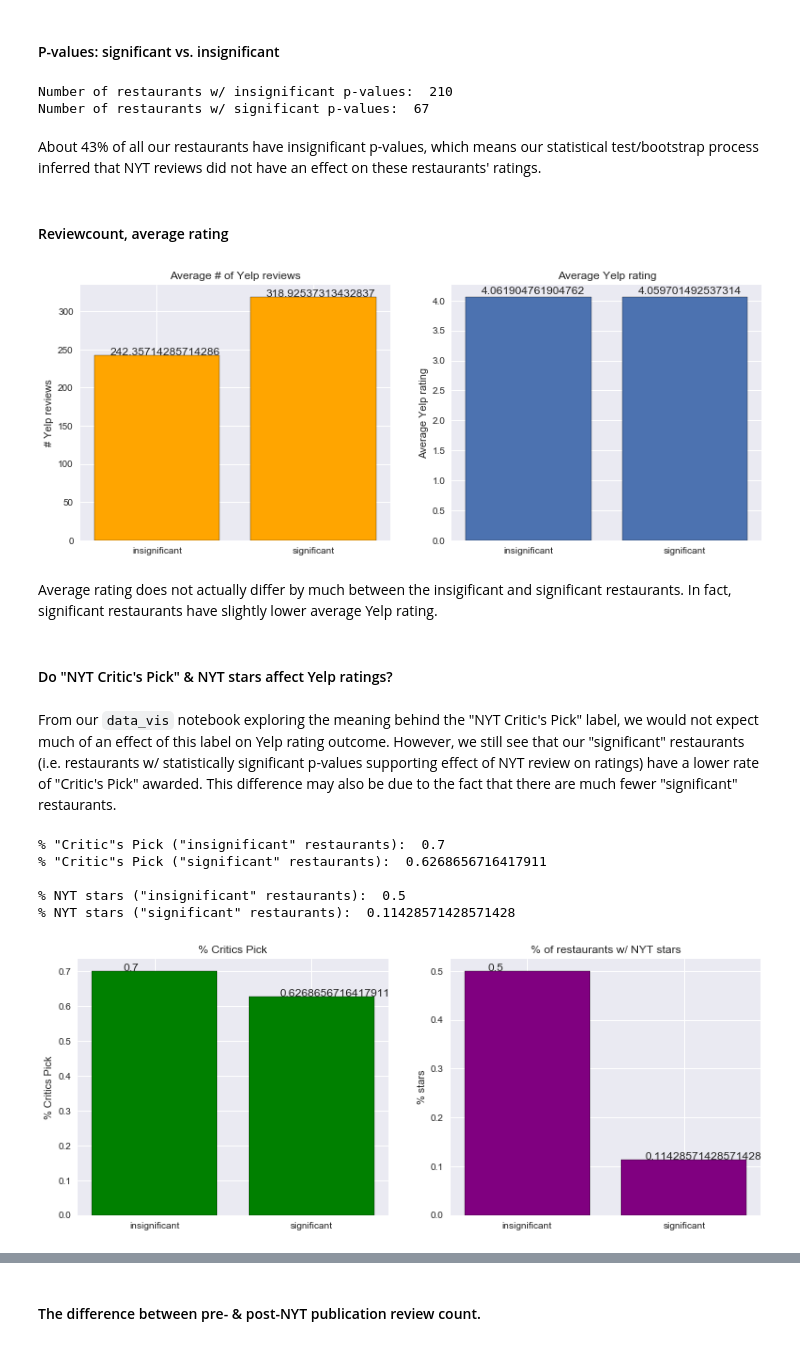
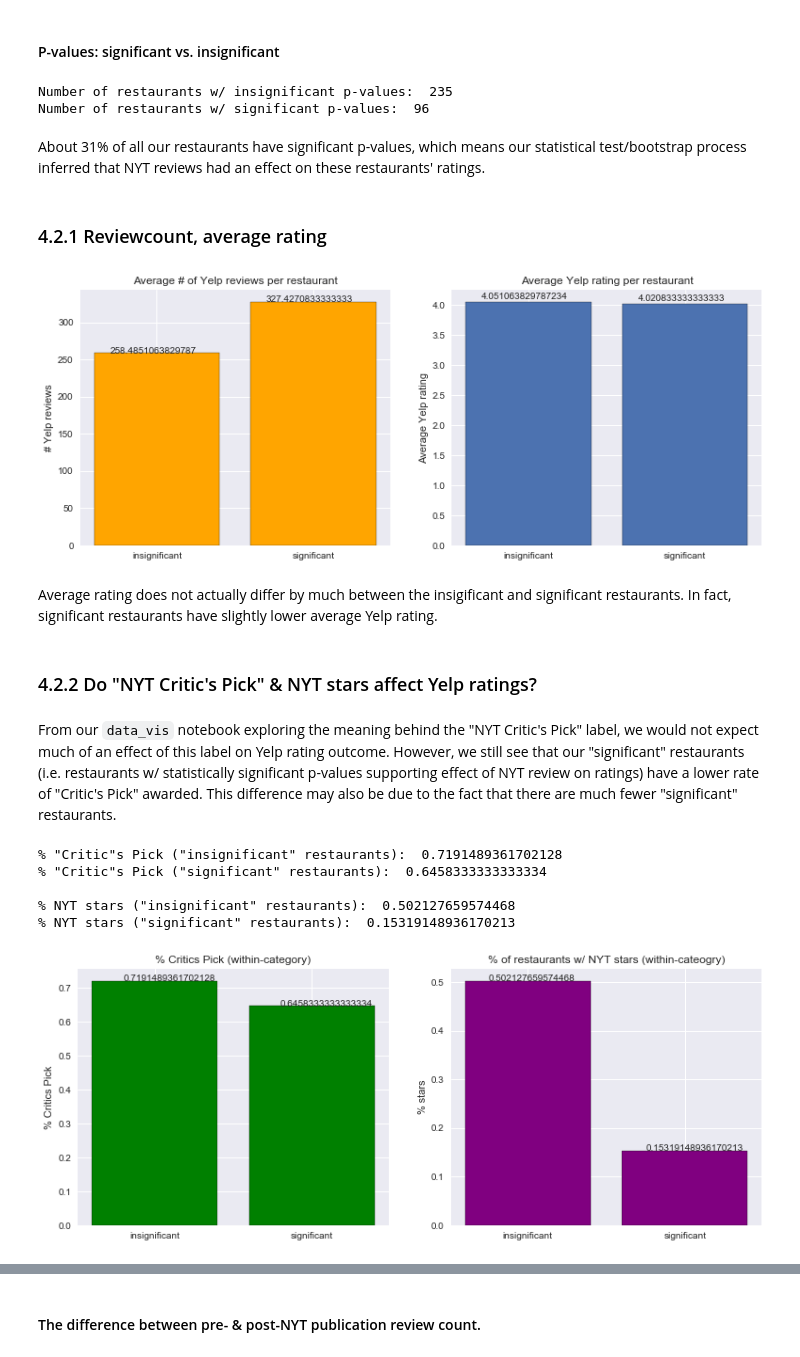
Before and after one commit to diana-xie/yelp-nyt-NLP, a Jupyter notebook: data_NYT_influence.ipynb, the cells around one changed output, grey strips where cells are left out. Cells and saved outputs as stored; diff of their text form; code cells hidden in the pictures.

```diff
--- a/data_NYT_influence.ipynb
+++ b/data_NYT_influence.ipynb
@@ -18,5 +18,5 @@ In this section, we tokenize and pre-process our documents for inputting into NL
 # %% [markdown]
 #### Get the data we have so far
 # %%
-df_nyt_yelp = pd.read_pickle('df_nyt_yelp.pkl')
-df_reviews = pd.read_pickle('df_reviews.pkl')
+df_nyt_yelp = pd.read_pickle('import/df_nyt_yelp.pkl')
+df_reviews = pd.read_pickle('import/df_reviews.pkl')
@@ -71,0 +82,4 @@ df_nyt_yelp.to_pickle('df_nyt_yelp_pluswindows.pkl')
+# %%
+idx = 2
+row = df_nyt_yelp.loc[idx]
+print(row)
@@ -454,12 +516,13 @@ In the previous section, we conducted EDA on two specific restaurant examples to
 pvals_total = []
 beforenyt_total = []
 afternyt_total = []
+diffnyt_total = []
 
-for idx, row in df_nyt_yelp.loc[:280].iterrows():
+for idx, row in df_nyt_yelp.loc[:334].iterrows():
 
     # get reviews for restaurant
     df = df_reviews[df_reviews['review_idx']==idx]
-    nyt_review_time = df_nyt_yelp.loc[idx, 'nyt_review_time']
+    nyt_review_time = row['nyt_review_time']
     after_time = nyt_review_time + timedelta(days=180)
 
     # bootstrap replicates to get 1000 sample means (average Yelp ratings)
@@ -479,22 +542,25 @@ for idx, row in df_nyt_yelp.loc[:280].iterrows():
     # get before & after averages
     mean_before = df[df['review_date'] <= nyt_review_time]['rating'].mean()
     mean_after = df[df['review_date'] > nyt_review_time]['rating'].mean()
+    mean_diff = mean_after - mean_before
 
     # save p-value
     pvals_total.append(p)
     beforenyt_total.append(mean_before)
     afternyt_total.append(mean_after)
+    diffnyt_total.append(mean_diff)
 # %% [markdown]
 #### Combine results with Yelp & NYT info.
 # %%
-df_influence = pd.DataFrame({'nyt_name':df_nyt_yelp.loc[:280]['nyt_name'],
-              'nyt_review_time':df_nyt_yelp.loc[:280]['nyt_review_time'],
-              'critics_pick':df_nyt_yelp.loc[:280]['critics_pick'],
-              'nyt_stars':df_nyt_yelp.loc[:280]['nyt_stars'],
-              'yelp_rating':df_nyt_yelp.loc[:280]['yelp_rating'],
-              'reviewcount':df_nyt_yelp.loc[:280]['reviewcount'],
+df_influence = pd.DataFrame({'nyt_name':df_nyt_yelp.loc[:334]['nyt_name'],
+              'nyt_review_time':df_nyt_yelp.loc[:334]['nyt_review_time'],
+              'critics_pick':df_nyt_yelp.loc[:334]['critics_pick'],
+              'nyt_stars':df_nyt_yelp.loc[:334]['nyt_stars'],
+              'yelp_rating':df_nyt_yelp.loc[:334]['yelp_rating'],
+              'reviewcount':df_nyt_yelp.loc[:334]['reviewcount'],
               'pval':pvals_total,
               'mean_before':beforenyt_total,
-              'mean_after':afternyt_total})
+              'mean_after':afternyt_total,
+              'mean_diff':diffnyt_total})
 df_influence.head()
 # %% [output]
@@ -518,12 +586,12 @@ pval_sig = df_sig.index.values.tolist()
 print('Number of restaurants w/ insignificant p-values: ', len(pval_insig))
 print('Number of restaurants w/ significant p-values: ', len(pval_sig))
 # %% [output]
-Number of restaurants w/ insignificant p-values:  210
-Number of restaurants w/ significant p-values:  67
+Number of restaurants w/ insignificant p-values:  235
+Number of restaurants w/ significant p-values:  96
 # %% [markdown]
-About 43% of all our restaurants have insignificant p-values, which means our statistical test/bootstrap process inferred that NYT reviews did not have an effect on these restaurants' ratings.
+About 31% of all our restaurants have significant p-values, which means our statistical test/bootstrap process inferred that NYT reviews had an effect on these restaurants' ratings.
 # %% [markdown]
-#### Reviewcount, average rating
+### 4.2.1 Reviewcount, average rating
 # %%
 fig, (ax1, ax2) = plt.subplots(nrows=1, ncols=2, figsize=(13,5))
 
@@ -531,7 +599,7 @@ fig, (ax1, ax2) = plt.subplots(nrows=1, ncols=2, figsize=(13,5))
 count_insig = df_insig['reviewcount'].mean()
 count_sig = df_sig['reviewcount'].mean()
 ax1.bar(['insignificant', 'significant'], [count_insig, count_sig], color='orange')
-ax1.set(ylabel='# Yelp reviews', title='Average # of Yelp reviews');
+ax1.set(ylabel='# Yelp reviews', title='Average # of Yelp reviews per restaurant');
 for p1, label1 in zip(ax1.patches, [count_insig, count_sig]):
     ax1.annotate(label1, (p1.get_x()+0.1, p1.get_height()+0.2))
 
@@ -539,45 +607,45 @@ for p1, label1 in zip(ax1.patches, [count_insig, count_sig]):
 rating_insig = df_insig['yelp_rating'].mean()
 rating_sig = df_sig['yelp_rating'].mean()
 ax2.bar(['insignificant', 'significant'], [rating_insig, rating_sig]);
-ax2.set(ylabel='Average Yelp rating', title='Average Yelp rating');
+ax2.set(ylabel='Average Yelp rating', title='Average Yelp rating per restaurant');
 for p2, label2 in zip(ax2.patches, [rating_insig, rating_sig]):
     ax2.annotate(label2, (p2.get_x()+0.1, p2.get_height()-.15+0.2))
 # %% [output]
-[figure, old version]
+[figure, new version]
 # %% [markdown]
 Average rating does not actually differ by much between the insigificant and significant restaurants. In fact, significant restaurants have slightly lower average Yelp rating.
 # %% [markdown]
-#### Do "NYT Critic's Pick" & NYT stars affect Yelp ratings?
+### 4.2.2 Do "NYT Critic's Pick" & NYT stars affect Yelp ratings?
 # %% [markdown]
 From our `data_vis` notebook exploring the meaning behind the "NYT Critic's Pick" label, we would not expect much of an effect of this label on Yelp rating outcome. However, we still see that our "significant" restaurants (i.e. restaurants w/ statistically significant p-values supporting effect of NYT review on ratings) have a lower rate of "Critic's Pick" awarded. This difference may also be due to the fact that there are much fewer "significant" restaurants.
 # %%
 fig, (ax1, ax2) = plt.subplots(nrows=1, ncols=2, figsize=(13,5))
 
 # critics pick
-pick_insig = len(df_insig[df_insig['critics_pick']=='y']) / len(pval_insig)
-pick_sig = len(df_sig[df_sig['critics_pick']=='y']) / len(pval_sig)
+pick_insig = len(df_insig[df_insig['critics_pick']=='y']) / len(df_insig)
+pick_sig = len(df_sig[df_sig['critics_pick']=='y']) / len(df_sig)
 ax1.bar(['insignificant', 'significant'], [pick_insig, pick_sig], color='green')
-ax1.set(ylabel='% Critics Pick', title='% Critics Pick');
+ax1.set(ylabel='% Critics Pick', title='% Critics Pick (within-category)');
 for p1, label1 in zip(ax1.patches, [pick_insig, pick_sig]):
     ax1.annotate(label1, (p1.get_x()+.2, p1.get_height()))
 
 # nyt stars
 stars_insig = len(df_insig[df_insig['nyt_stars'].isnull()==False]) / len(df_insig)
 stars_sig = len(df_sig[df_sig['nyt_stars'].isnull()==False]) / len(df_insig)
 ax2.bar(['insignificant', 'significant'], [stars_insig, stars_sig], color='purple');
-ax2.set(ylabel='% stars', title='% of restaurants w/ NYT stars');
+ax2.set(ylabel='% stars', title='% of restaurants w/ NYT stars (within-cateogry)');
 for p2, label2 in zip(ax2.patches, [stars_insig, stars_sig]):
     ax2.annotate(label2, (p2.get_x()+.15, p2.get_height()))
 
 print('% "Critic"s Pick ("insignificant" restaurants): ', pick_insig)
 print('% "Critic"s Pick ("significant" restaurants): ', pick_sig,'\n')
 
 print('% NYT stars ("insignificant" restaurants): ', stars_insig)
 print('% NYT stars ("significant" restaurants): ', stars_sig)
 # %% [output]
-% "Critic"s Pick ("insignificant" restaurants):  0.7
-% "Critic"s Pick ("significant" restaurants):  0.6268656716417911
+% "Critic"s Pick ("insignificant" restaurants):  0.7191489361702128
+% "Critic"s Pick ("significant" restaurants):  0.6458333333333334
 
-% NYT stars ("insignificant" restaurants):  0.5
-% NYT stars ("significant" restaurants):  0.11428571428571428
+% NYT stars ("insignificant" restaurants):  0.502127659574468
+% NYT stars ("significant" restaurants):  0.15319148936170213
-[figure, old version]
+[figure, new version]
```
Also changed, not shown: parts of 53 cells of this notebook, 3 other files.
